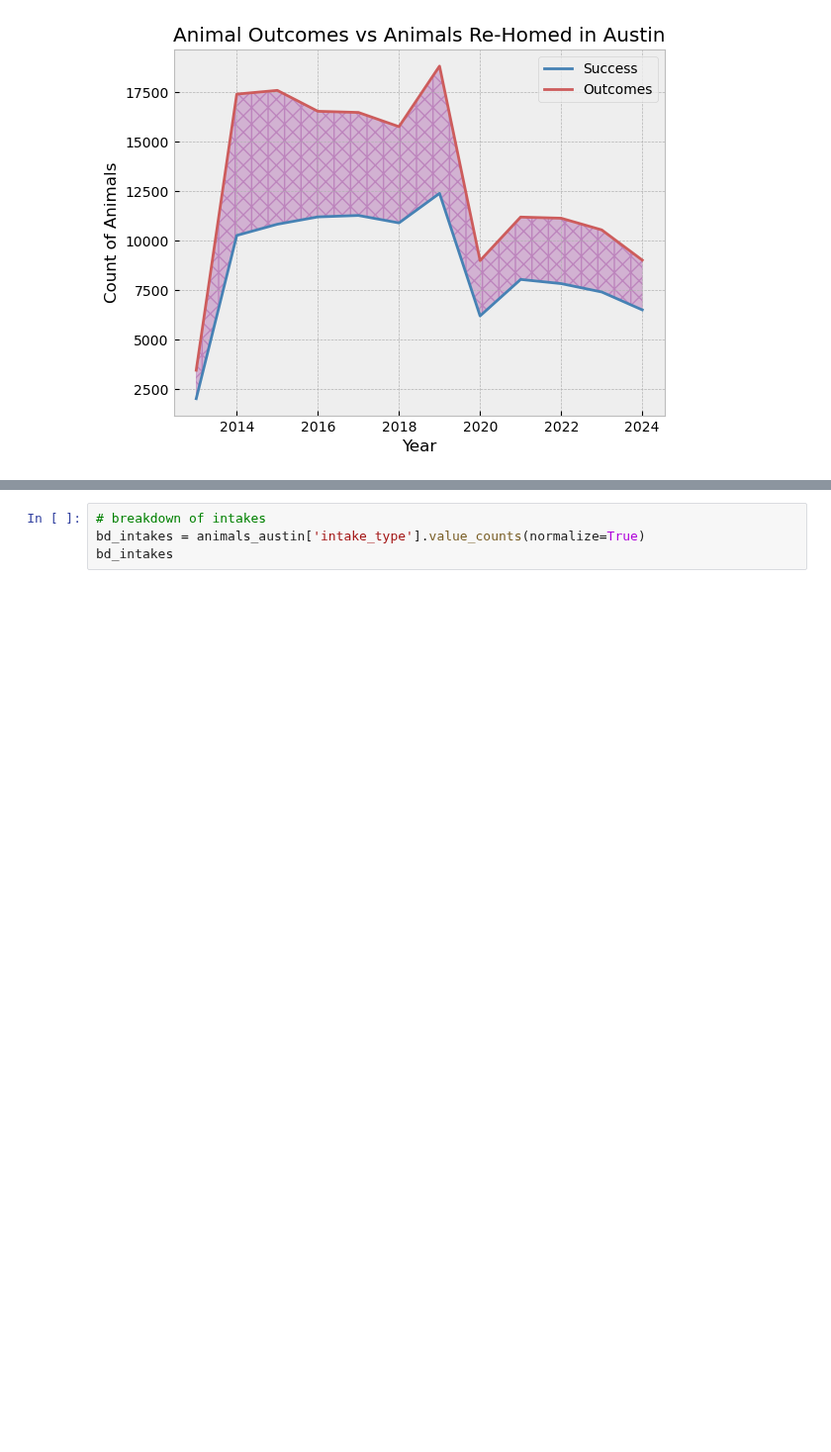
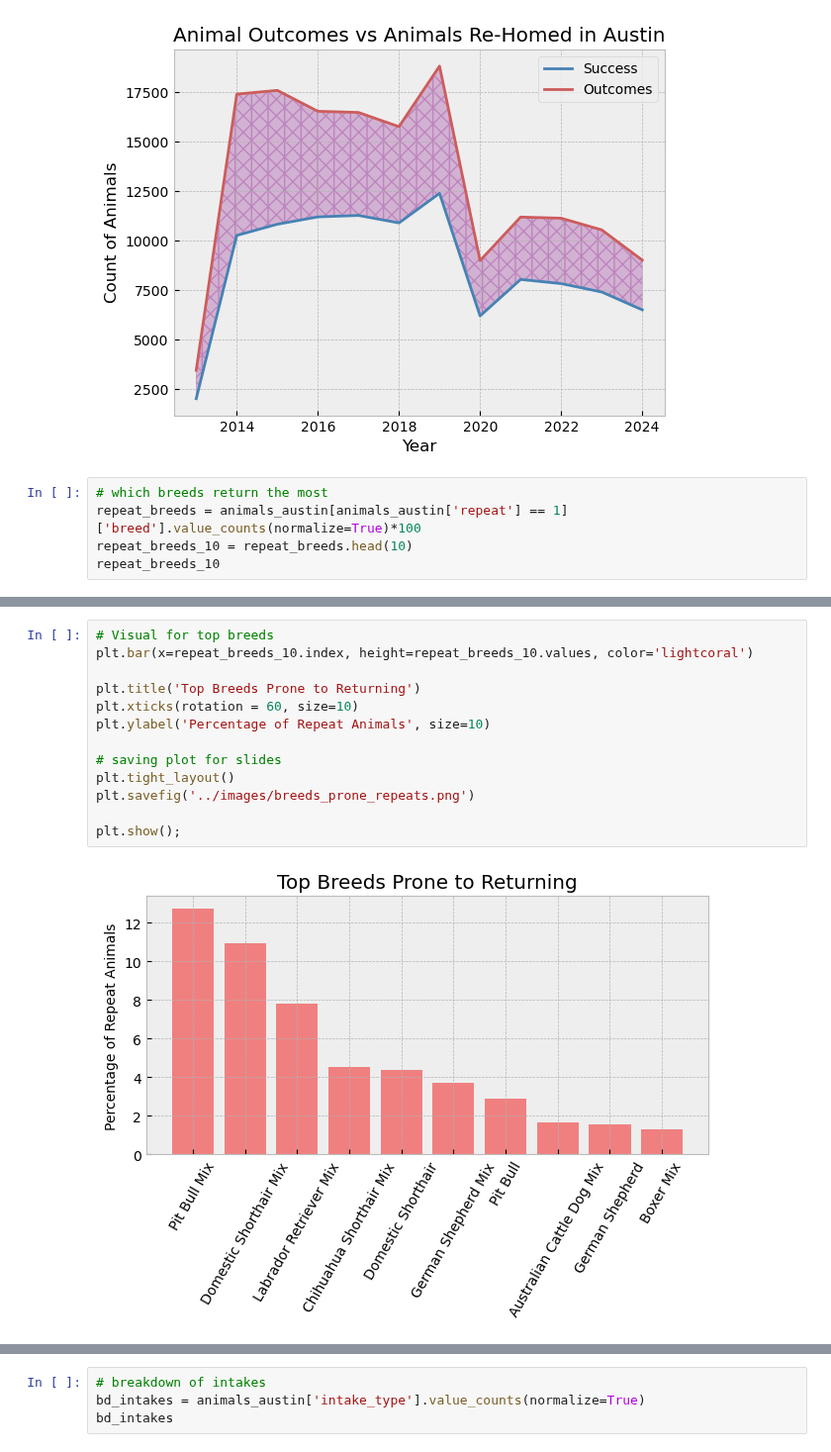
Before and after one commit to kncramer/animal-shelter-outcomes, a Jupyter notebook: code/02-eda.ipynb, the cells around one changed output, grey strips where cells are left out. Shown at 99% size. Saved outputs shown, nothing was run; the diff lists cells and outputs as text; blank space fills up the shorter version.

```diff
--- a/code/02-eda.ipynb
+++ b/code/02-eda.ipynb
@@ -164,3 +165,8 @@ fig.tight_layout()
 fig.savefig('../images/compare_outcomes_austin.png')
 # %% [output]
 [figure]
+# %%
+# which breeds return the most
+repeat_breeds = animals_austin[animals_austin['repeat'] == 1]['breed'].value_counts(normalize=True)*100
+repeat_breeds_10 = repeat_breeds.head(10)
+repeat_breeds_10
@@ -166,0 +186,15 @@ fig.savefig('../images/compare_outcomes_austin.png')
+# %%
+# Visual for top breeds
+plt.bar(x=repeat_breeds_10.index, height=repeat_breeds_10.values, color='lightcoral')
+
+plt.title('Top Breeds Prone to Returning')
+plt.xticks(rotation = 60, size=10)
+plt.ylabel('Percentage of Repeat Animals', size=10)
+
+# saving plot for slides
+plt.tight_layout()
+plt.savefig('../images/breeds_prone_repeats.png')
+
+plt.show();
+# %% [output]
+[figure, added]
```
Also changed, not shown: parts of 10 cells of this notebook, 2 other files.
